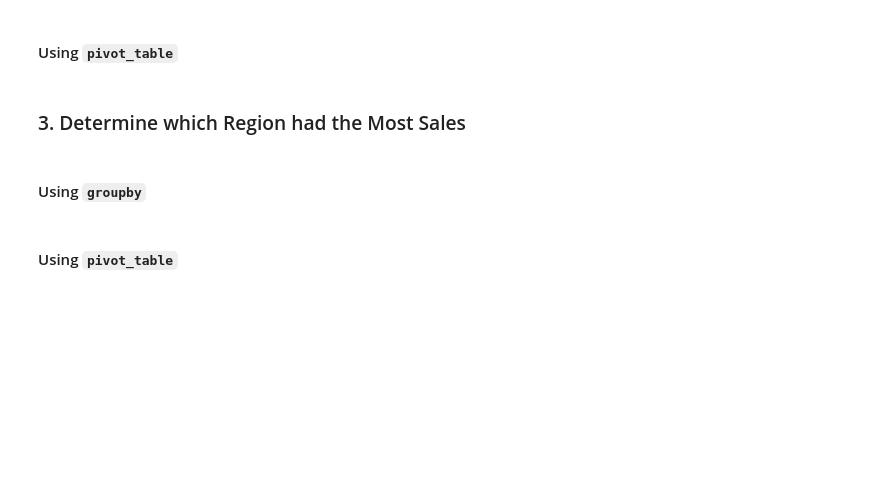
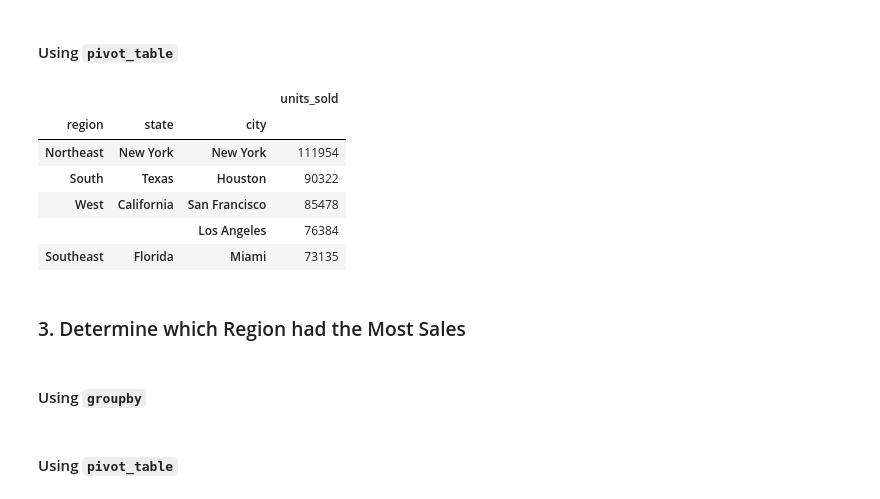
Before and after one commit to Farzana01/athletic_sales_analysis, a Jupyter notebook: M5_Starter_Code/athletic_sales_analysis_starter_code.ipynb, the cells around one changed output. Drawn from its saved outputs; the diff is of its cells as text; code cells hidden in the pictures; blank space fills up the shorter version.

```diff
--- a/M5_Starter_Code/athletic_sales_analysis_starter_code.ipynb
+++ b/M5_Starter_Code/athletic_sales_analysis_starter_code.ipynb
@@ -181,12 +183,22 @@ dtype: object
 #### Using `pivot_table`
 # %%
 # Show the number products sold for region, state, and city.
-
+pivot_table = pd.pivot_table(sales_2020_2021_df, index=['region', 'state', 'city'], values='units_sold', aggfunc='sum')
+pivot_table = pivot_table.sort_values(by='units_sold', ascending=False).head(5)
+pivot_table
 
 # Rename the "units_sold" column to "Total_Products_Sold"
 
 
 # Show the top 5 results.
+# %% [output]
+|  |  |  | units_sold |
+| region | state | city |  |
+| Northeast | New York | New York | 111954 |
+| South | Texas | Houston | 90322 |
+| West | California | San Francisco | 85478 |
+|  |  | Los Angeles | 76384 |
+| Southeast | Florida | Miami | 73135 |
 # %% [markdown]
 ### 3. Determine which Region had the Most Sales
 # %% [markdown]
```
Also changed, not shown: parts of 6 cells of this notebook.
